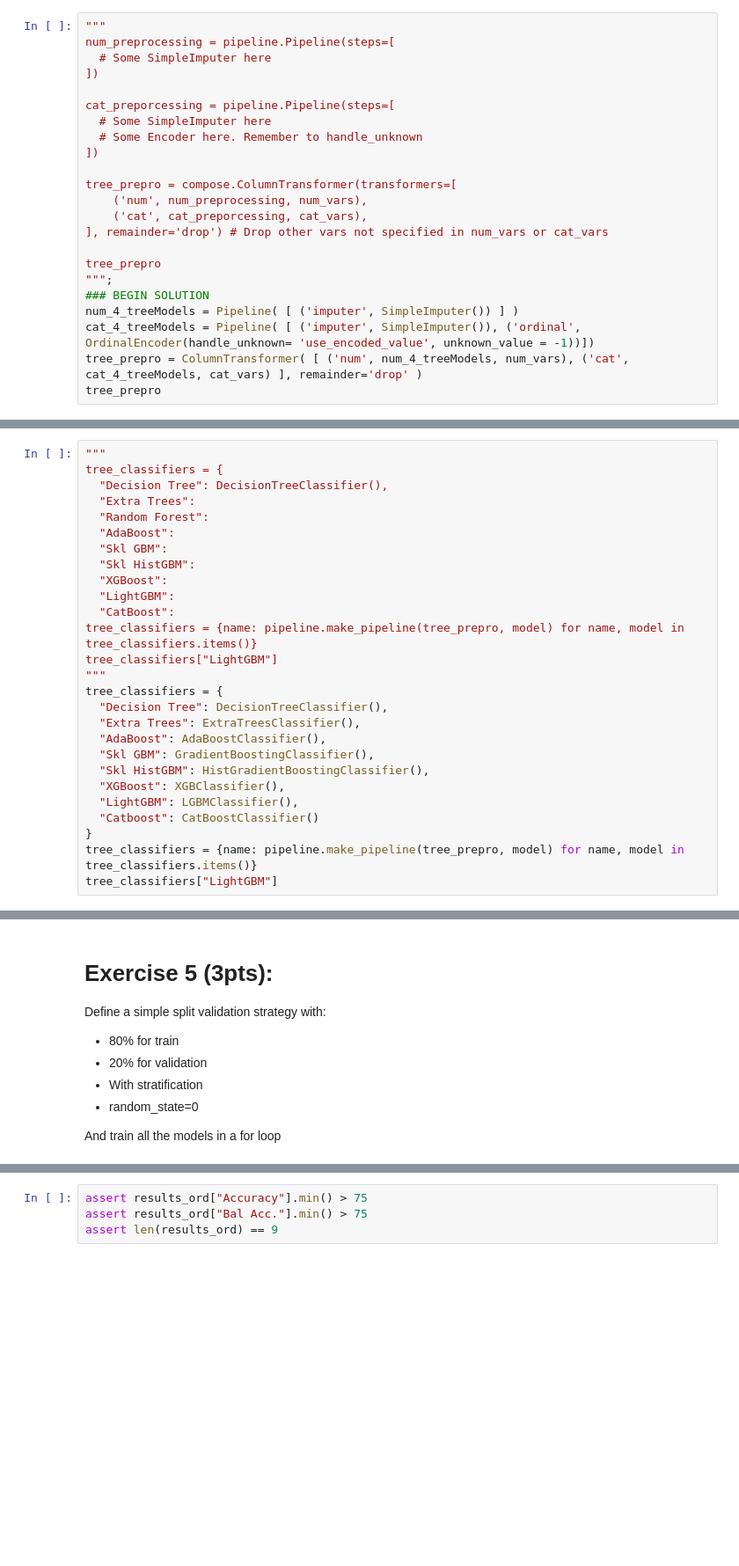
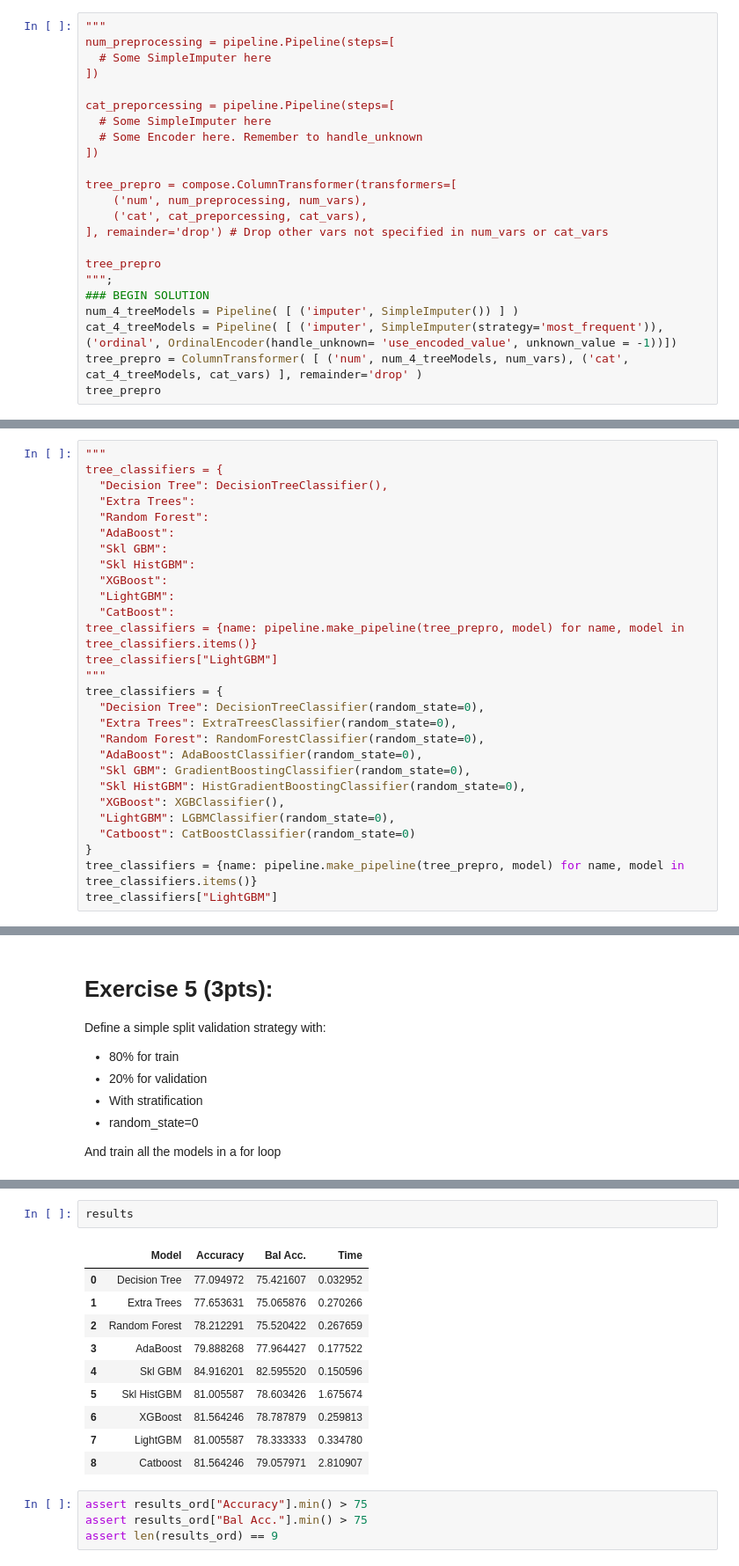
Before and after one commit to sardorick/strive_practice, a Jupyter notebook: 08. Robust ML/fe1_.ipynb, the cells around one changed output, grey strips where cells are left out. Shown at 88% size. Drawn from its saved outputs; the diff is of its cells as text; blank space fills up the shorter version.

```diff
--- a/08. Robust ML/fe1_.ipynb
+++ b/08. Robust ML/fe1_.ipynb
@@ -250,7 +250,7 @@ tree_prepro
 """;
 ### BEGIN SOLUTION
 num_4_treeModels = Pipeline( [ ('imputer', SimpleImputer()) ] )
-cat_4_treeModels = Pipeline( [ ('imputer', SimpleImputer()), ('ordinal', OrdinalEncoder(handle_unknown= 'use_encoded_value', unknown_value = -1))])
+cat_4_treeModels = Pipeline( [ ('imputer', SimpleImputer(strategy='most_frequent')), ('ordinal', OrdinalEncoder(handle_unknown= 'use_encoded_value', unknown_value = -1))])
 tree_prepro = ColumnTransformer( [ ('num', num_4_treeModels, num_vars), ('cat', cat_4_treeModels, cat_vars) ], remainder='drop' )
 tree_prepro
 # %% [output]
@@ -302,14 +303,15 @@ tree_classifiers = {name: pipeline.make_pipeline(tree_prepro, model) for name, m
 tree_classifiers["LightGBM"]
 """
 tree_classifiers = {
-  "Decision Tree": DecisionTreeClassifier(),
-  "Extra Trees": ExtraTreesClassifier(),
-  "AdaBoost": AdaBoostClassifier(),
-  "Skl GBM": GradientBoostingClassifier(),
-  "Skl HistGBM": HistGradientBoostingClassifier(),
+  "Decision Tree": DecisionTreeClassifier(random_state=0),
+  "Extra Trees": ExtraTreesClassifier(random_state=0),
+  "Random Forest": RandomForestClassifier(random_state=0),
+  "AdaBoost": AdaBoostClassifier(random_state=0),
+  "Skl GBM": GradientBoostingClassifier(random_state=0),
+  "Skl HistGBM": HistGradientBoostingClassifier(random_state=0),
   "XGBoost": XGBClassifier(),
-  "LightGBM": LGBMClassifier(),
-  "Catboost": CatBoostClassifier()
+  "LightGBM": LGBMClassifier(random_state=0),
+  "Catboost": CatBoostClassifier(random_state=0)
 }
 tree_classifiers = {name: pipeline.make_pipeline(tree_prepro, model) for name, model in tree_classifiers.items()}
 tree_classifiers["LightGBM"]
@@ -386,3 +402,16 @@ could not convert string to float: 'female'
+# %%
+results
+# %% [output]
+|  | Model | Accuracy | Bal Acc. | Time |
+| 0 | Decision Tree | 77.094972 | 75.421607 | 0.032952 |
+| 1 | Extra Trees | 77.653631 | 75.065876 | 0.270266 |
+| 2 | Random Forest | 78.212291 | 75.520422 | 0.267659 |
+| 3 | AdaBoost | 79.888268 | 77.964427 | 0.177522 |
+| 4 | Skl GBM | 84.916201 | 82.595520 | 0.150596 |
+| 5 | Skl HistGBM | 81.005587 | 78.603426 | 1.675674 |
+| 6 | XGBoost | 81.564246 | 78.787879 | 0.259813 |
+| 7 | LightGBM | 81.005587 | 78.333333 | 0.334780 |
+| 8 | Catboost | 81.564246 | 79.057971 | 2.810907 |
 # %%
 assert results_ord["Accuracy"].min() > 75
 assert results_ord["Bal Acc."].min() > 75
```
Also changed, not shown: parts of 9 cells of this notebook, 7 other files.
